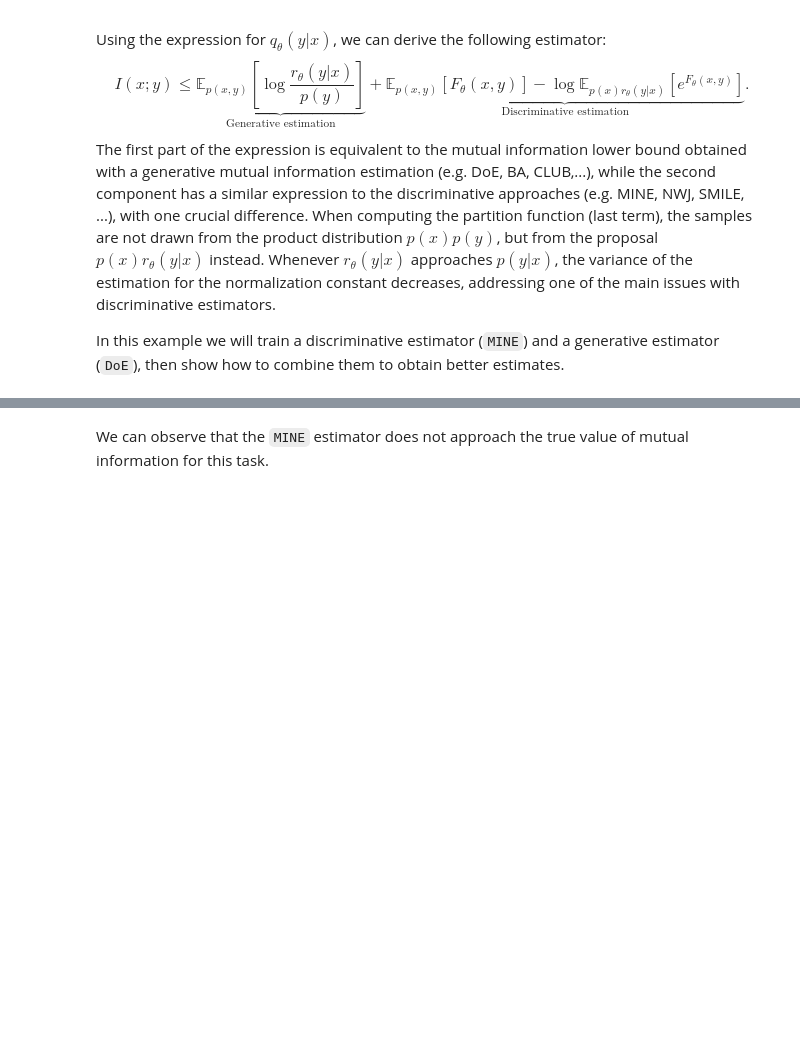
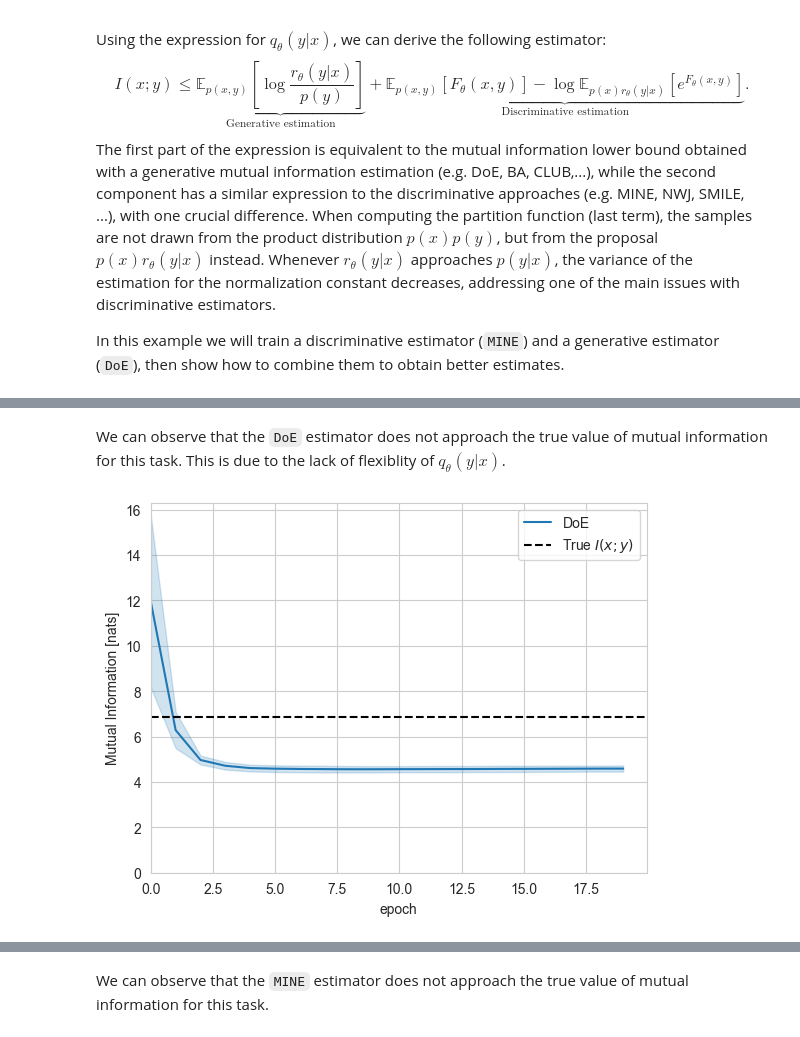
Before and after one commit to mfederici/torch-mist, a Jupyter notebook: docs/notebooks/hybrid.ipynb, the cells around one changed output, grey strips where cells are left out. Cells and saved outputs as stored; diff of their text form; code cells hidden in the pictures; blank space fills up the shorter version.

```diff
--- a/docs/notebooks/hybrid.ipynb
+++ b/docs/notebooks/hybrid.ipynb
@@ -53,0 +61,34 @@ In this example we will train a discriminative estimator (`MINE`) and a generati
+# %%
+from torch_mist.utils.logging import PandasLogger
+from torch_mist.utils.logging.metrics import compute_mean_std
+
+from torch_mist.estimators import doe
+
+estimators = {}
+estimators['DoE']=doe(
+    x_dim=n_dim,
+    y_dim=n_dim,
+    hidden_dims=[256, 128],
+    conditional_transform_name='conditional_linear',
+    marginal_transform_name='spline',
+)
+
+# Define a custom logger that computes mean and standard deviation of the log_ratio and batch_loss methods
+logger = PandasLogger()
+with logger.logged_methods(
+    instance=estimators['DoE'],
+    methods=[
+        ('log_ratio', compute_mean_std),
+        ('batch_loss', compute_mean_std)
+    ]
+):
+    doe_log = train_mi_estimator(
+        estimator=estimators['DoE'],
+        x=samples['x'],
+        y=samples['y'],
+        logger=logger,
+        **train_parameters
+    )
+
+doe_log['estimator'] = 'DoE'
+log = doe_log
@@ -54,3 +97,14 @@ In this example we will train a discriminative estimator (`MINE`) and a generati
+# %% [markdown]
+We can observe that the `DoE` estimator does not approach the true value of mutual information for this task. This is due to the lack of flexiblity of $q_\theta(y|x)$.
+# %%
+sns.lineplot(log[log['name']=='log_ratio'], x='epoch', y='mean', hue='estimator', ci='sd')
+plt.axhline(y=true_mi, ls='--', color='k', label='True $I(x;y)$')
+plt.ylim(0,)
+plt.xlim(0,)
+plt.ylabel('Mutual Information [nats]')
+plt.legend();
+# %% [output]
+[figure, added]
 # %% [markdown]
 ### Discriminative Estimators: High Variance
 
```
Also changed, not shown: parts of 17 cells of this notebook.
